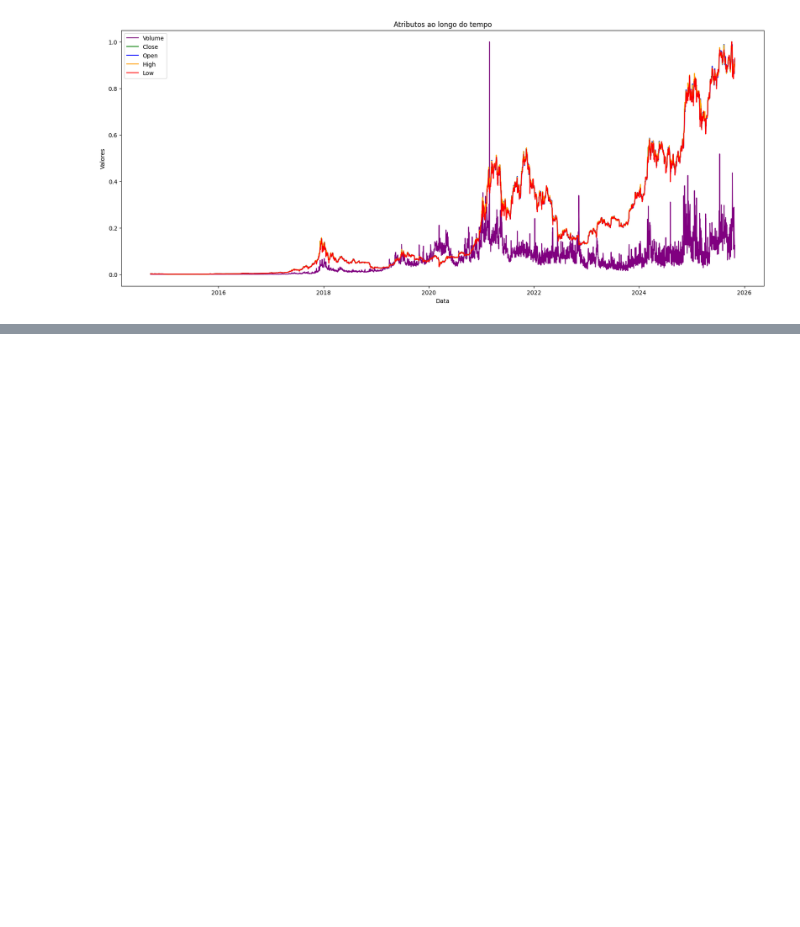
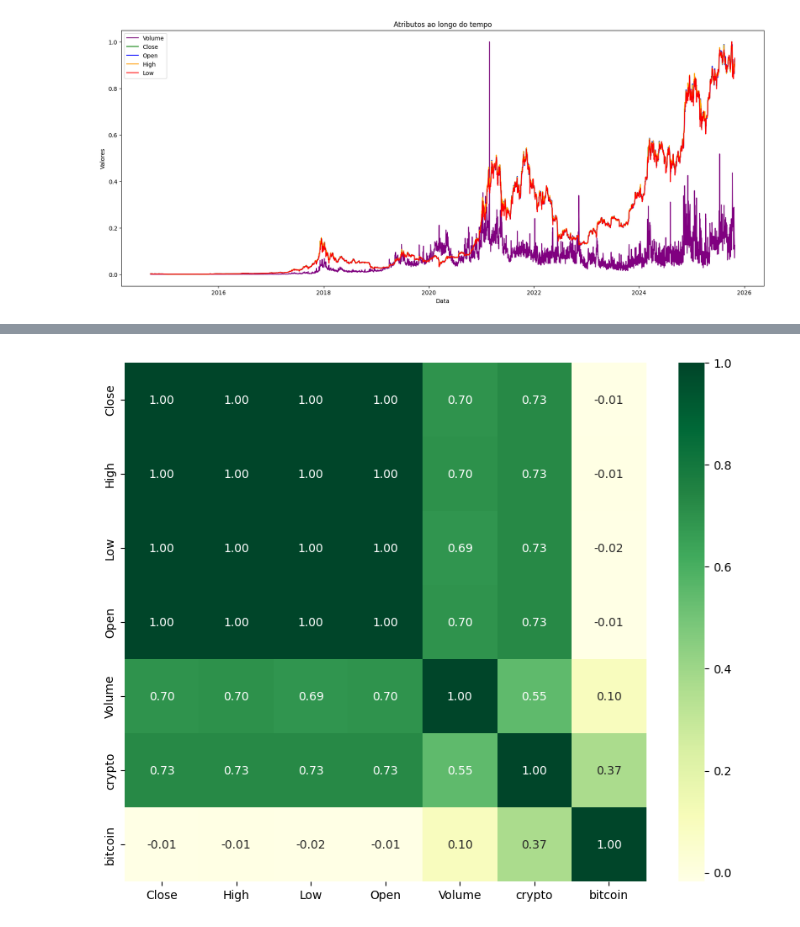
Before and after one commit to gusdiaso/crypto_predict, a Jupyter notebook: notebooks/02_data_eda.ipynb, the cells around one changed output, grey strips where cells are left out. Drawn from its saved outputs; the diff is of its cells as text; code cells hidden in the pictures; blank space fills up the shorter version.

```diff
--- a/notebooks/02_data_eda.ipynb
+++ b/notebooks/02_data_eda.ipynb
@@ -46,0 +205,6 @@ plt.show()
+# %%
+plt.figure(figsize=(10, 8))
+sns.heatmap(data_merged.corr(), annot=True, cmap="YlGn", fmt=".2f")
+plt.show()
+# %% [output]
+[figure, added]
```
Also changed, not shown: parts of 11 cells of this notebook, 2 other files.
